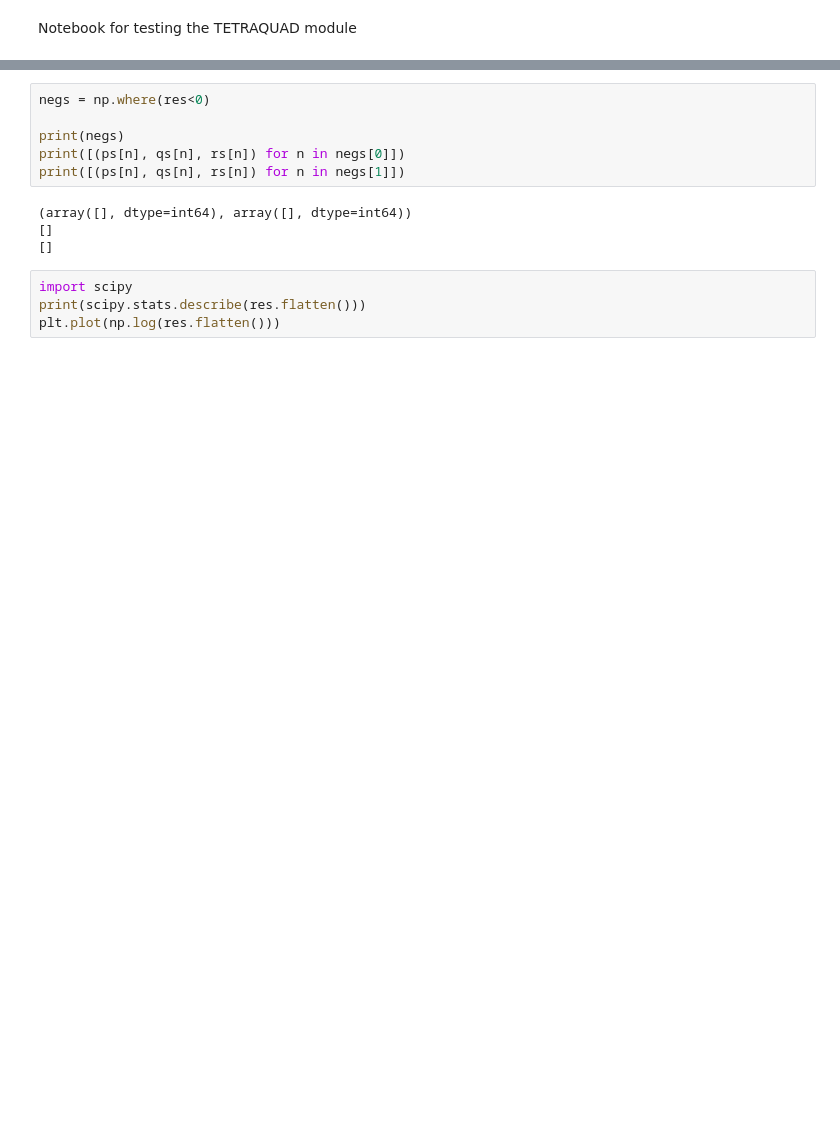
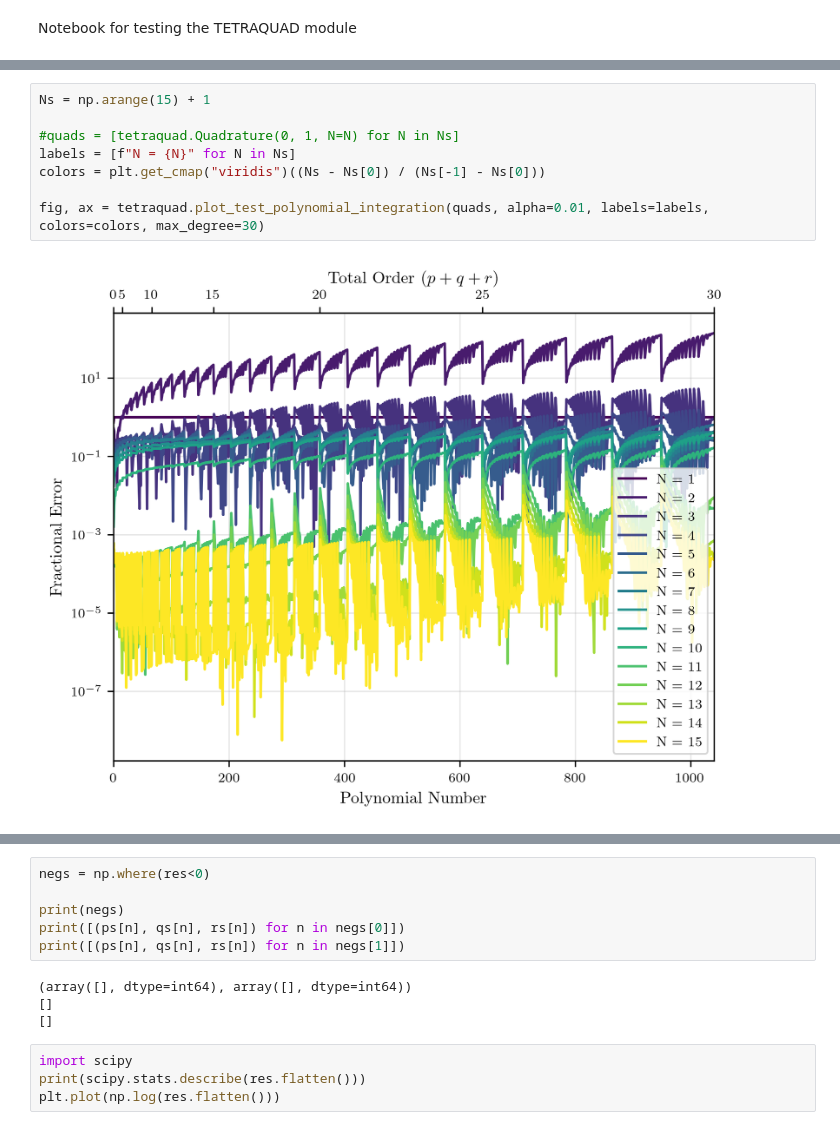
Before and after one commit to Wuhyun/Tetraquad, a Jupyter notebook: tetraquad_test.ipynb, the cells around one changed output, grey strips where cells are left out. Saved outputs shown, nothing was run; the diff lists cells and outputs as text; blank space fills up the shorter version.

```diff
--- a/tetraquad_test.ipynb
+++ b/tetraquad_test.ipynb
@@ -33,0 +39,10 @@ fig_height = fig_width / 1.61803
+# %%
+Ns = np.arange(15) + 1
+
+#quads = [tetraquad.Quadrature(0, 1, N=N) for N in Ns]
+labels = [f"N = {N}" for N in Ns]
+colors = plt.get_cmap("viridis")((Ns - Ns[0]) / (Ns[-1] - Ns[0]))
+
+fig, ax = tetraquad.plot_test_polynomial_integration(quads, alpha=0.01, labels=labels, colors=colors, max_degree=30)
+# %% [output]
+[figure, added]
```
Also changed, not shown: parts of 14 cells of this notebook, 1 other file.
